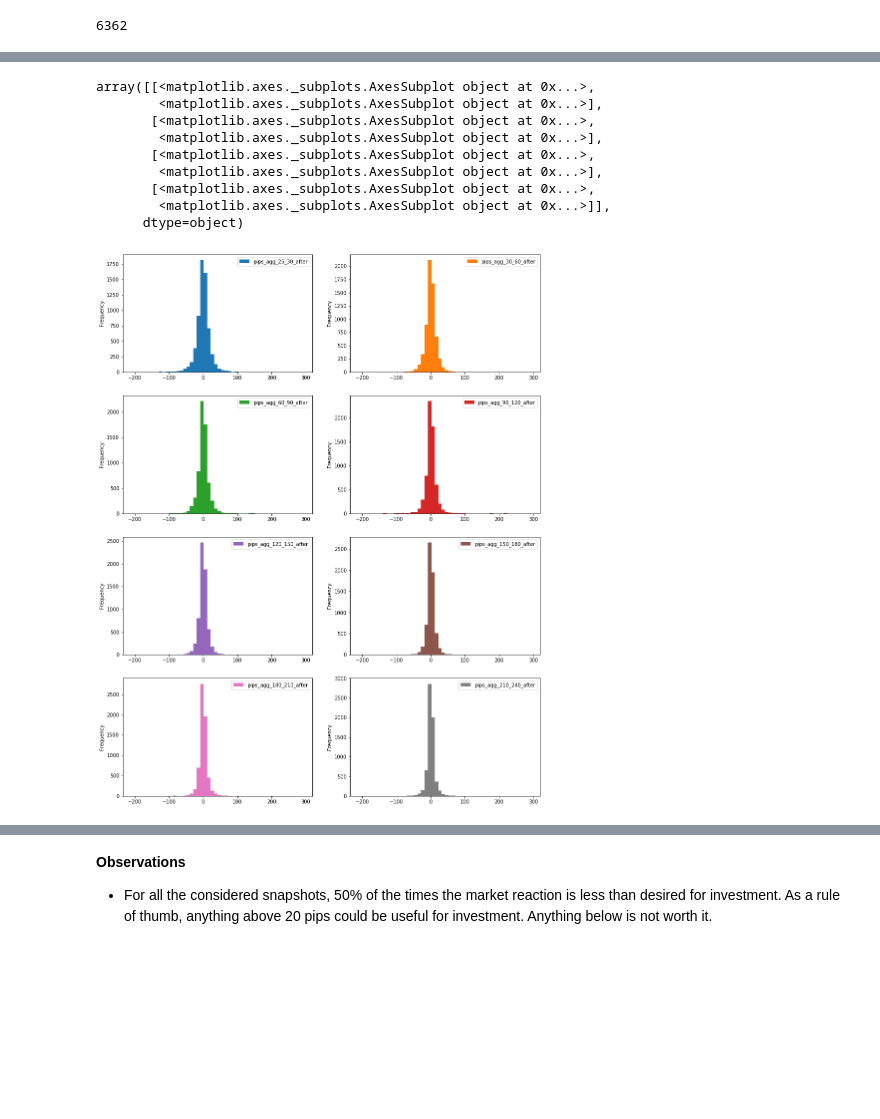
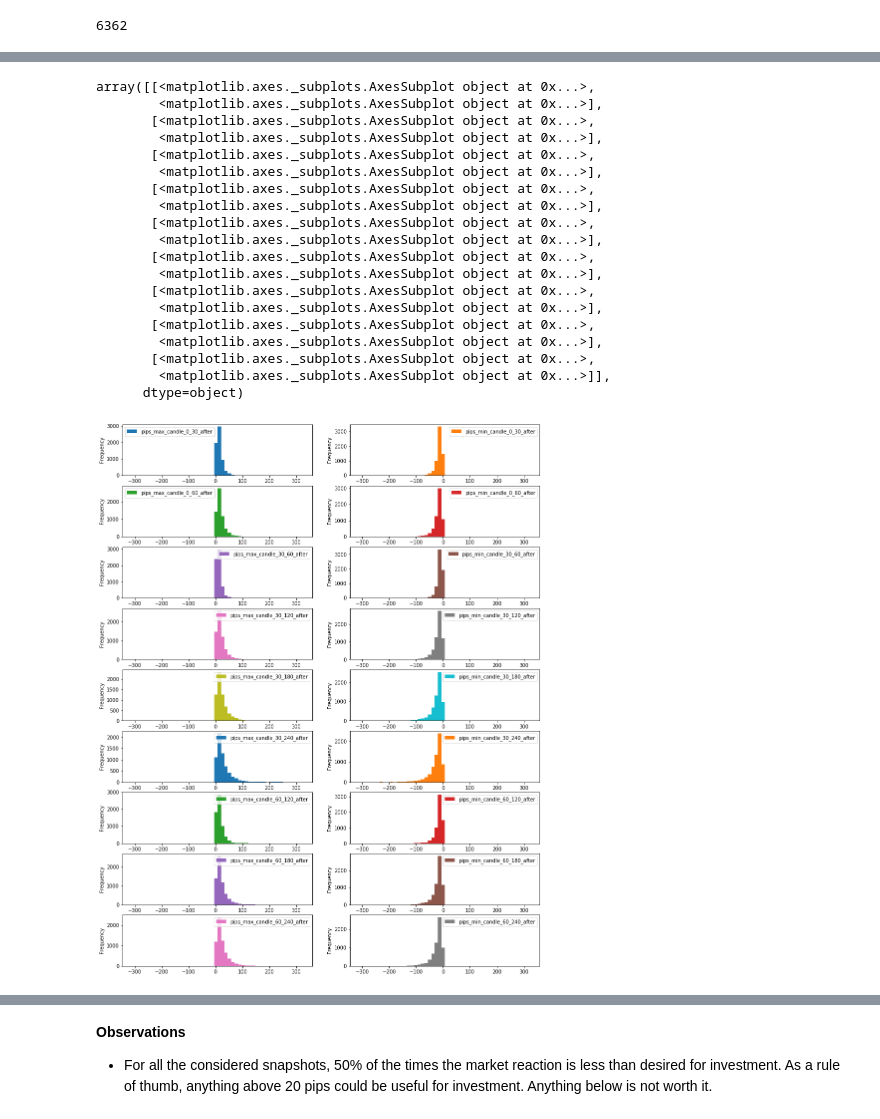
Before and after one commit to msanzsanz/PFM_EconomicNewsImpact, a Jupyter notebook: models/datafamiliarity.ipynb, the cells around one changed output, grey strips where cells are left out. Cells and saved outputs as stored; diff of their text form; code cells hidden in the pictures; blank space fills up the shorter version.

Commit message:
compute max and min pips per candle window'

```diff
--- a/models/datafamiliarity.ipynb
+++ b/models/datafamiliarity.ipynb
@@ -142,3 +121,13 @@ df_by_datetime = df[['datetime_gmt','pips_agg_25_30_after', 'pips_agg_30_60_afte
+# %%
+df_by_datetime = df[['datetime_gmt','pips_max_candle_0_30_after', 'pips_min_candle_0_30_after',
+                     'pips_max_candle_0_60_after', 'pips_min_candle_0_60_after',
+                     'pips_max_candle_30_60_after', 'pips_min_candle_30_60_after',
+                      'pips_max_candle_30_120_after', 'pips_min_candle_30_120_after',
+                      'pips_max_candle_30_180_after', 'pips_min_candle_30_180_after',
+                      'pips_max_candle_30_240_after', 'pips_min_candle_30_240_after',
+                      'pips_max_candle_60_120_after', 'pips_min_candle_60_120_after',
+                      'pips_max_candle_60_180_after', 'pips_min_candle_60_180_after',
+                      'pips_max_candle_60_240_after', 'pips_min_candle_60_240_after']]
 # %%
 df_by_datetime.head(2)
 # %% [output]
@@ -166,16 +155,26 @@ df_by_datetime.head(2)
 # %%
-df_by_datetime[df_by_datetime.columns[1:]].plot(kind='hist', subplots=True, bins = 50, sharex=False, layout=(4,2),figsize=(15,20))
+df_by_datetime[df_by_datetime.columns[1:]].plot(kind='hist', subplots=True, bins = 50, sharex=False, layout=(9,2),figsize=(15,20))
 # %% [output]
 array([[<matplotlib.axes._subplots.AxesSubplot object at 0x...>,
+        <matplotlib.axes._subplots.AxesSubplot object at 0x...>],
+       [<matplotlib.axes._subplots.AxesSubplot object at 0x...>,
+        <matplotlib.axes._subplots.AxesSubplot object at 0x...>],
+       [<matplotlib.axes._subplots.AxesSubplot object at 0x...>,
+        <matplotlib.axes._subplots.AxesSubplot object at 0x...>],
+       [<matplotlib.axes._subplots.AxesSubplot object at 0x...>,
+        <matplotlib.axes._subplots.AxesSubplot object at 0x...>],
+       [<matplotlib.axes._subplots.AxesSubplot object at 0x...>,
+        <matplotlib.axes._subplots.AxesSubplot object at 0x...>],
+       [<matplotlib.axes._subplots.AxesSubplot object at 0x...>,
         <matplotlib.axes._subplots.AxesSubplot object at 0x...>],
        [<matplotlib.axes._subplots.AxesSubplot object at 0x...>,
         <matplotlib.axes._subplots.AxesSubplot object at 0x...>],
        [<matplotlib.axes._subplots.AxesSubplot object at 0x...>,
         <matplotlib.axes._subplots.AxesSubplot object at 0x...>],
        [<matplotlib.axes._subplots.AxesSubplot object at 0x...>,
         <matplotlib.axes._subplots.AxesSubplot object at 0x...>]],
       dtype=object)
-[figure, old version]
+[figure, new version]
 # %%
 df_by_datetime.describe()
 # %% [output]
```
Also changed, not shown: parts of 17 cells of this notebook, 7 other files.
